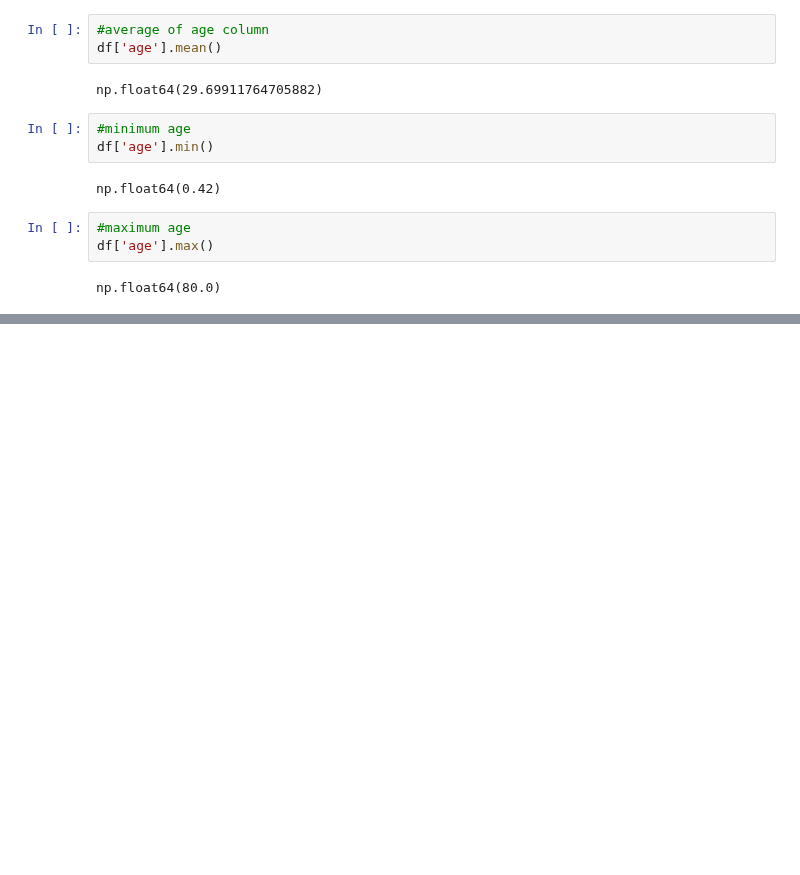
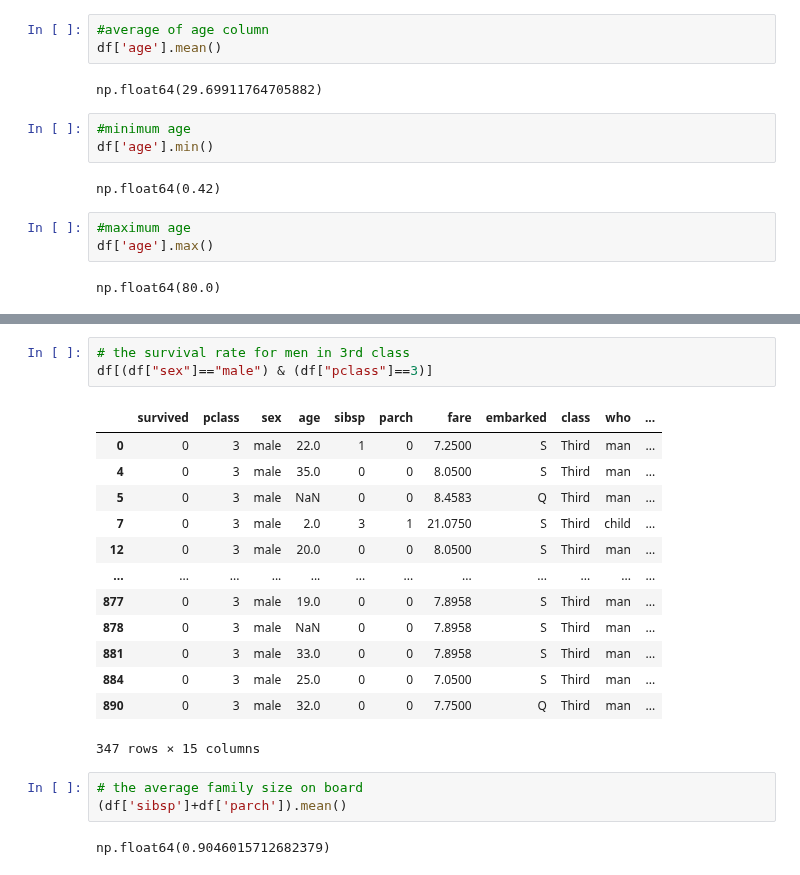
Before and after one commit to sabvanidhi/aiml-bootcamp-nidhi, a Jupyter notebook: Day-16/Day16_Pandas_Fundamentals.ipynb, the cells around one changed output, grey strips where cells are left out. Cells and saved outputs as stored; diff of their text form; blank space fills up the shorter version.

```diff
--- a/Day-16/Day16_Pandas_Fundamentals.ipynb
+++ b/Day-16/Day16_Pandas_Fundamentals.ipynb
@@ -118,0 +162,22 @@ child_survival_rate = children["survived"].mean()
+# %%
+# the survival rate for men in 3rd class
+df[(df["sex"]=="male") & (df["pclass"]==3)]
+# %% [output]
+|  | survived | pclass | sex | age | sibsp | parch | fare | embarked | class | who | ... |
+| 0 | 0 | 3 | male | 22.0 | 1 | 0 | 7.2500 | S | Third | man | ... |
+| 4 | 0 | 3 | male | 35.0 | 0 | 0 | 8.0500 | S | Third | man | ... |
+| 5 | 0 | 3 | male | NaN | 0 | 0 | 8.4583 | Q | Third | man | ... |
+| 7 | 0 | 3 | male | 2.0 | 3 | 1 | 21.0750 | S | Third | child | ... |
+| 12 | 0 | 3 | male | 20.0 | 0 | 0 | 8.0500 | S | Third | man | ... |
+| ... | ... | ... | ... | ... | ... | ... | ... | ... | ... | ... | ... |
+| 877 | 0 | 3 | male | 19.0 | 0 | 0 | 7.8958 | S | Third | man | ... |
+| 878 | 0 | 3 | male | NaN | 0 | 0 | 7.8958 | S | Third | man | ... |
+| 881 | 0 | 3 | male | 33.0 | 0 | 0 | 7.8958 | S | Third | man | ... |
+| 884 | 0 | 3 | male | 25.0 | 0 | 0 | 7.0500 | S | Third | man | ... |
+| 890 | 0 | 3 | male | 32.0 | 0 | 0 | 7.7500 | Q | Third | man | ... |
+347 rows × 15 columns
+# %%
+# the average family size on board
+(df['sibsp']+df['parch']).mean()
+# %% [output]
+np.float64(0.9046015712682379)
```
Also changed, not shown: parts of 37 cells of this notebook.
